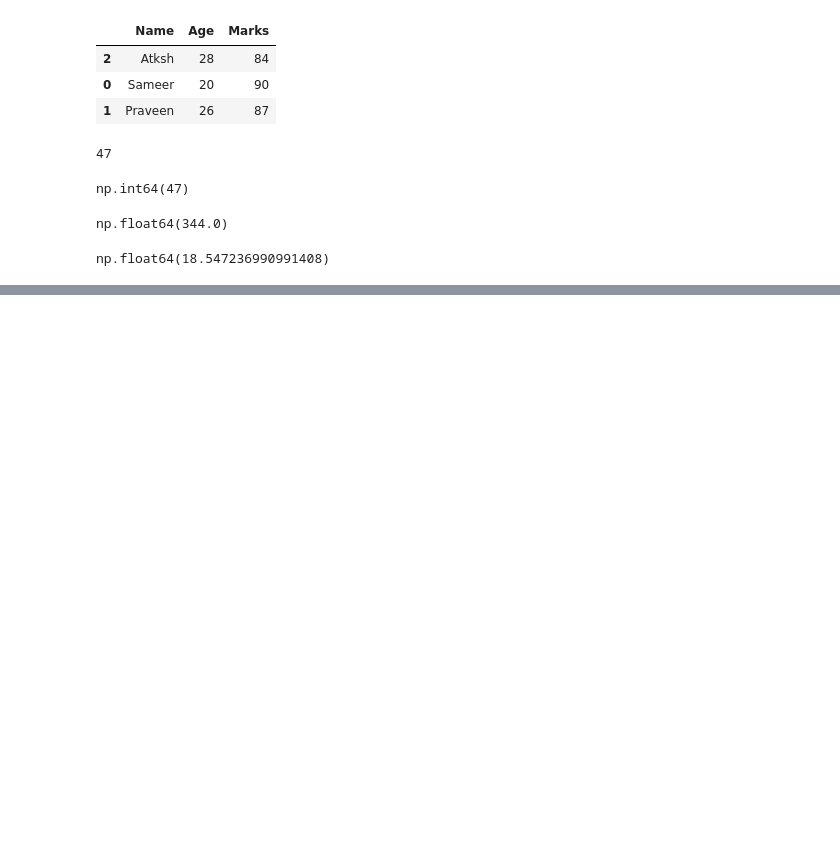
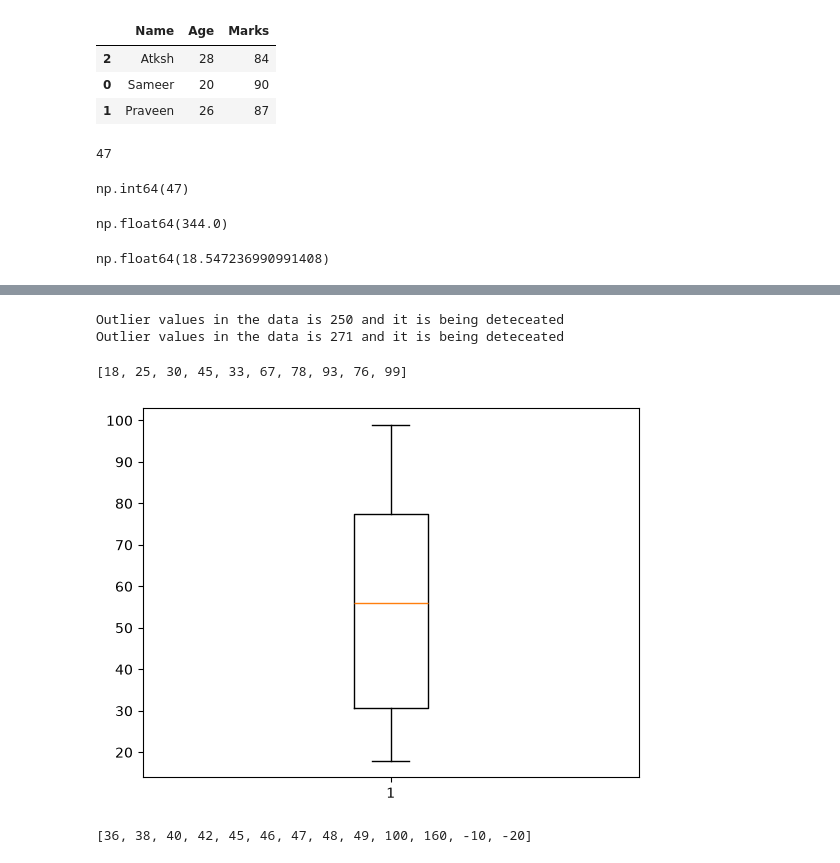
Before and after one commit to SujalHuddar/Statistic-and-probability, a Jupyter notebook: Statistic practise.ipynb, the cells around one changed output, grey strips where cells are left out. Saved outputs shown, nothing was run; the diff lists cells and outputs as text; code cells hidden in the pictures; blank space fills up the shorter version.

```diff
--- a/Statistic practise.ipynb
+++ b/Statistic practise.ipynb
@@ -127,0 +210,19 @@ np.float64(18.547236990991408)
+# %%
+clean_age = []
+for i in age:
+    if i>ul or i<ll:
+        print(f'Outlier values in the data is {i} and it is being deteceated')
+    else :
+        clean_age.append(i)
+# %% [output]
+Outlier values in the data is 250 and it is being deteceated
+Outlier values in the data is 271 and it is being deteceated
+# %%
+clean_age
+# %% [output]
+[18, 25, 30, 45, 33, 67, 78, 93, 76, 99]
+# %%
+plt.boxplot(clean_age)
+plt.show()
+# %% [output]
+[figure, added]
@@ -127,0 +237,5 @@ np.float64(18.547236990991408)
+# %%
+data = [36,38,40,42,45,46,47,48,49,100,160,-10,-20]
+data
+# %% [output]
+[36, 38, 40, 42, 45, 46, 47, 48, 49, 100, 160, -10, -20]
```
Also changed, not shown: parts of 24 cells of this notebook.
